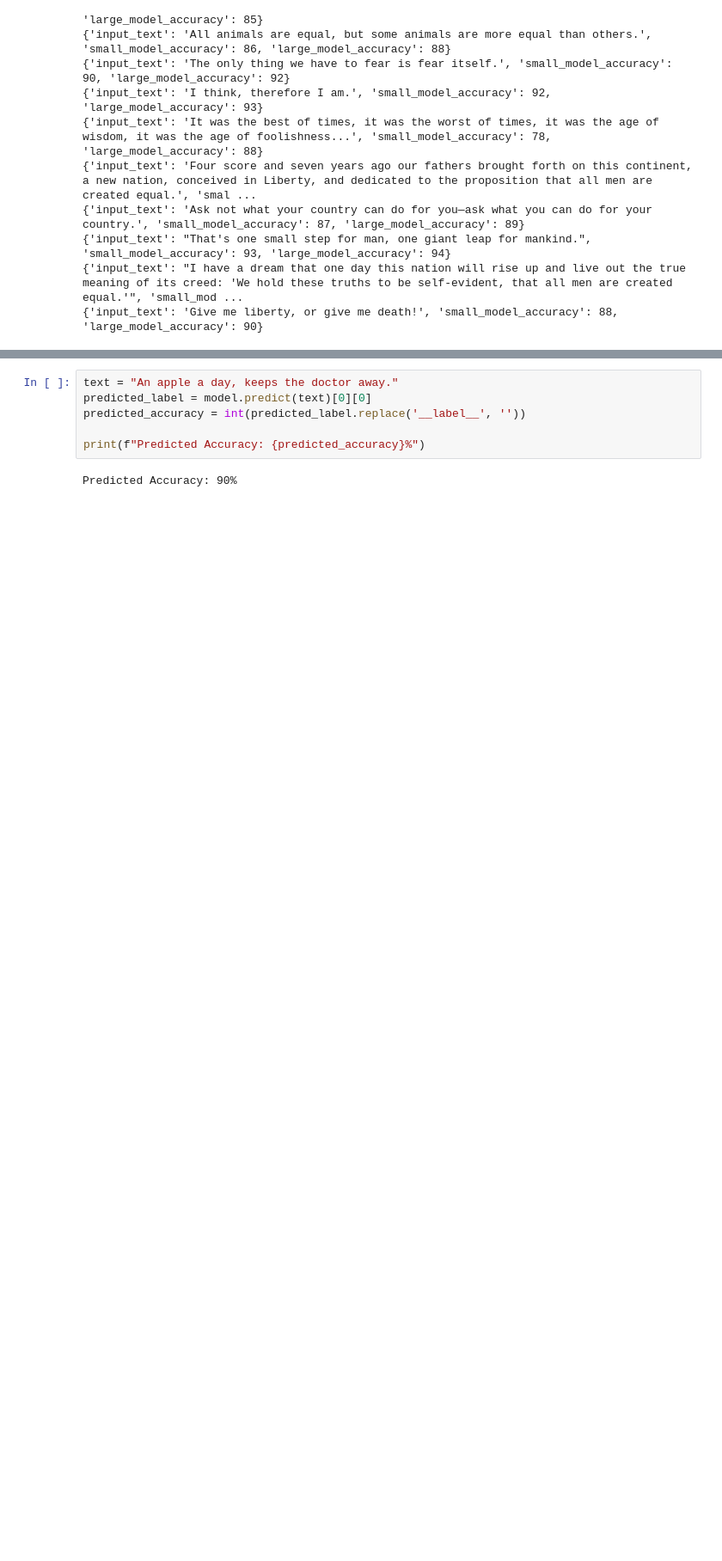
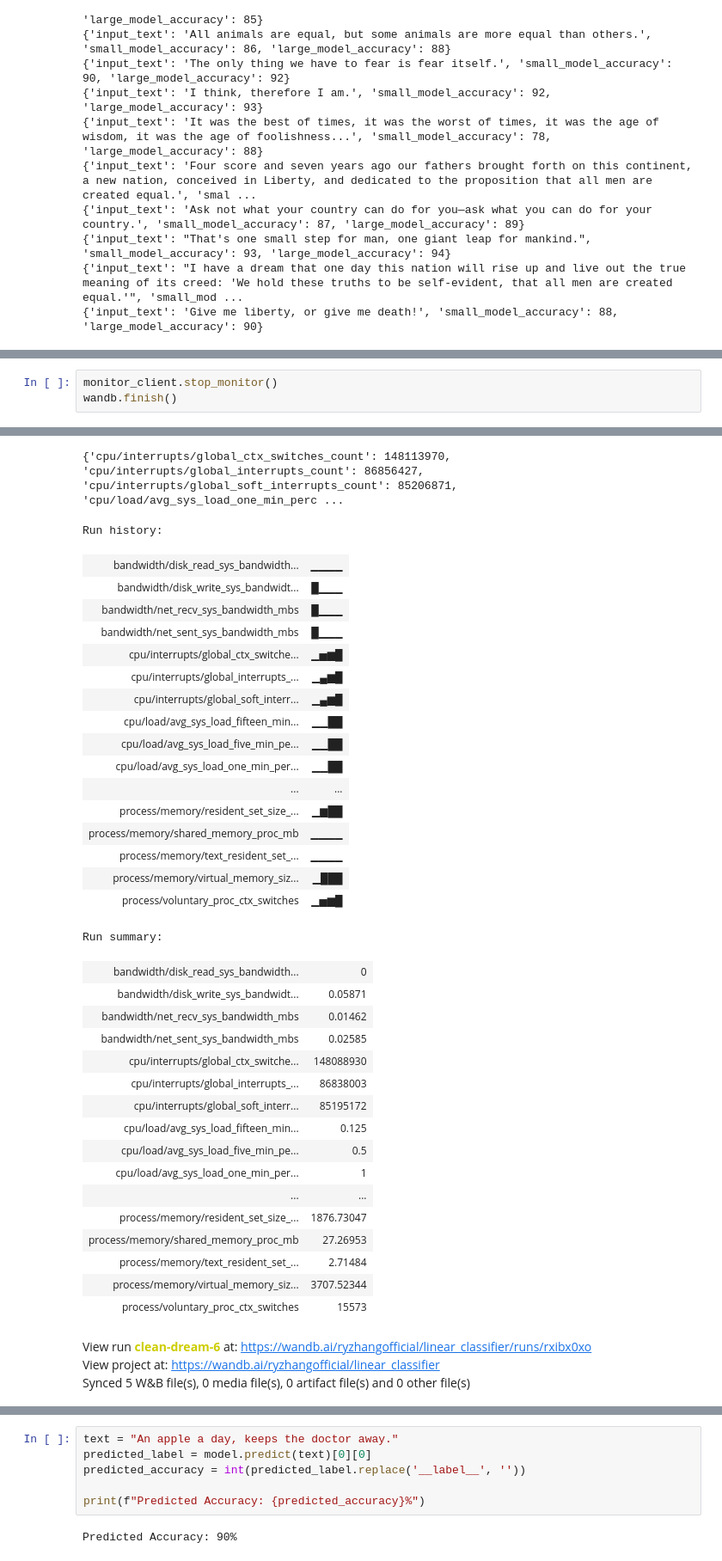
Before and after one commit to ryanzhangofficial/Inferencing-Project, a Jupyter notebook: mfasttext.ipynb, the cells around one changed output, grey strips where cells are left out. Shown at 86% size. Drawn from its saved outputs; the diff is of its cells as text; blank space fills up the shorter version.

Commit message:
Update power_monitoring experiments

```diff
--- a/mfasttext.ipynb
+++ b/mfasttext.ipynb
@@ -131,0 +183,4 @@ Progress: 100.0% words/sec/thread:  399495 lr:  0.000000 loss:  2.366615 ETA:
+# %%
+monitor_client.stop_monitor()
+wandb.finish()
+# %% [output]
@@ -131,0 +199,38 @@ Progress: 100.0% words/sec/thread:  399495 lr:  0.000000 loss:  2.366615 ETA:
+{'cpu/interrupts/global_ctx_switches_count': 148113970, 'cpu/interrupts/global_interrupts_count': 86856427, 'cpu/interrupts/global_soft_interrupts_count': 85206871, 'cpu/load/avg_sys_load_one_min_perc ...
+Run history:
+| bandwidth/disk_read_sys_bandwidth... | ▁▁▁▁ |
+| bandwidth/disk_write_sys_bandwidt... | █▁▁▁ |
+| bandwidth/net_recv_sys_bandwidth_mbs | █▁▁▁ |
+| bandwidth/net_sent_sys_bandwidth_mbs | █▁▁▁ |
+| cpu/interrupts/global_ctx_switche... | ▁▅▆█ |
+| cpu/interrupts/global_interrupts_... | ▁▄▆█ |
+| cpu/interrupts/global_soft_interr... | ▁▄▆█ |
+| cpu/load/avg_sys_load_fifteen_min... | ▁▁██ |
+| cpu/load/avg_sys_load_five_min_pe... | ▁▁██ |
+| cpu/load/avg_sys_load_one_min_per... | ▁▁██ |
+| ... | ... |
+| process/memory/resident_set_size_... | ▁▆██ |
+| process/memory/shared_memory_proc_mb | ▁▁▁▁ |
+| process/memory/text_resident_set_... | ▁▁▁▁ |
+| process/memory/virtual_memory_siz... | ▁███ |
+| process/voluntary_proc_ctx_switches | ▁▅▆█ |
+Run summary:
+| bandwidth/disk_read_sys_bandwidth... | 0 |
+| bandwidth/disk_write_sys_bandwidt... | 0.05871 |
+| bandwidth/net_recv_sys_bandwidth_mbs | 0.01462 |
+| bandwidth/net_sent_sys_bandwidth_mbs | 0.02585 |
+| cpu/interrupts/global_ctx_switche... | 148088930 |
+| cpu/interrupts/global_interrupts_... | 86838003 |
+| cpu/interrupts/global_soft_interr... | 85195172 |
+| cpu/load/avg_sys_load_fifteen_min... | 0.125 |
+| cpu/load/avg_sys_load_five_min_pe... | 0.5 |
+| cpu/load/avg_sys_load_one_min_per... | 1 |
+| ... | ... |
+| process/memory/resident_set_size_... | 1876.73047 |
+| process/memory/shared_memory_proc_mb | 27.26953 |
+| process/memory/text_resident_set_... | 2.71484 |
+| process/memory/virtual_memory_siz... | 3707.52344 |
+| process/voluntary_proc_ctx_switches | 15573 |
+View run clean-dream-6 at: https://wandb.ai/ryzhangofficial/linear_classifier/runs/rxibx0xo
+View project at: https://wandb.ai/ryzhangofficial/linear_classifier
+Synced 5 W&B file(s), 0 media file(s), 0 artifact file(s) and 0 other file(s)
```
Also changed, not shown: parts of 7 cells of this notebook, 1 other file.
